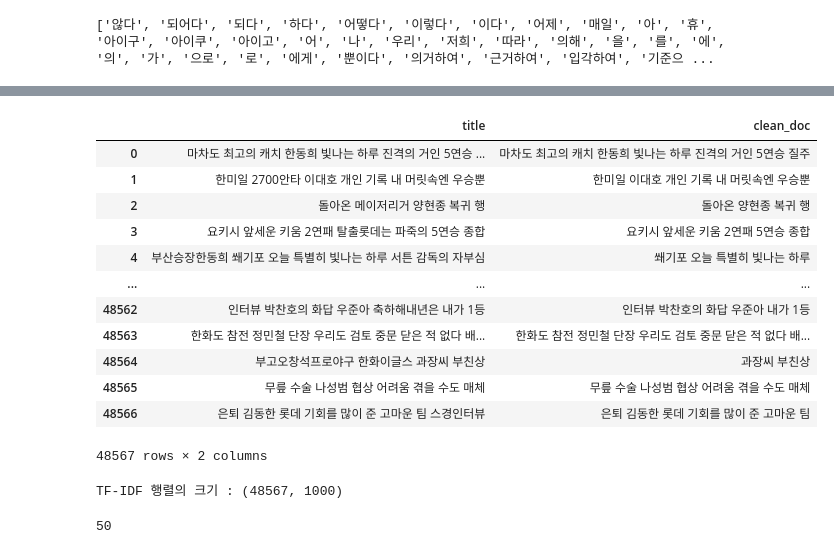
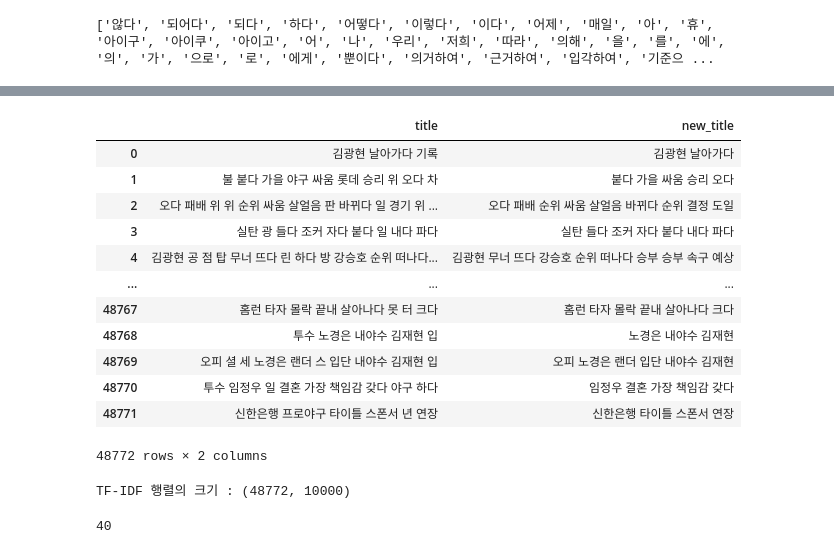
Before and after one commit to dh58319/GGPredictor, a Jupyter notebook: preprocess/SVD_Topic_Analysis2022.ipynb, the cells around one changed output, grey strips where cells are left out. Saved outputs shown, nothing was run; the diff lists cells and outputs as text; code cells hidden in the pictures.

```diff
--- a/preprocess/SVD_Topic_Analysis2022.ipynb
+++ b/preprocess/SVD_Topic_Analysis2022.ipynb
@@ -32,6 +33,6 @@ selectdata
 # %%
 pattern = r'\[[^)]*\\s\"\'\t]'
-pattern2 = r'[^가-힣^0-9^\.\:\s]'
+pattern2 = r'[^가-힣^\.\:\s]'
 for i in range(len(selectdata)):
     selectdata['title'][i]= re.sub(pattern, ' ',selectdata['title'][i])
     selectdata['title'][i]= re.sub(pattern2,'',selectdata['title'][i])
@@ -84,3 +85,14 @@ from tqdm import tqdm
 from konlpy.tag import Okt
 from sklearn.feature_extraction.text import CountVectorizer
 import pprint
+# %%
+data = [['dummy']]
+new_doc = pd.DataFrame(data, columns=['title'])
+for i, document in enumerate(selectdata['title']):
+    okt = Okt()
+    clean_words = []
+    for word in okt.pos(document, stem=True): #어간 추출
+        if word[1] in ['Noun', 'Verb']: #명사, 동사
+            clean_words.append(word[0])
+    document = ' '.join(clean_words)
+    new_doc.loc[i] = document
@@ -87,5 +115,5 @@ import pprint
 # %%
-with open('../stopword.txt', 'r') as f:
+with open('../stopword2.txt', 'r') as f:
     list_file = f.readlines()
 stopwords =[]
 for i in range(len(list_file)):
@@ -93,11 +121,8 @@ for i in range(len(list_file)):
 
 print(stopwords)
 remove_stopwords= []
-tokenized_doc = selectdata['title'].apply(lambda x: x.split()) # 토큰화
+tokenized_doc = new_doc['title'].apply(lambda x: x.split()) # 토큰화
 tokenized_doc = tokenized_doc.apply(lambda x: [item for item in x if item not in stopwords])
-#for i in range(len(selectdata)):
-    #if selectdata['title'][i] not in stopwords:
-        #remove_stopwords.append(selectdata['title'][i])
 # %% [output]
 ['않다', '되어다', '되다', '하다', '어떻다', '이렇다', '이다', '어제', '매일', '아', '휴', '아이구', '아이쿠', '아이고', '어', '나', '우리', '저희', '따라', '의해', '을', '를', '에', '의', '가', '으로', '로', '에게', '뿐이다', '의거하여', '근거하여', '입각하여', '기준으 ...
 # %%
@@ -118,46 +143,48 @@ Name: title, Length: 48567, dtype: object
 # %%
 detokenized_doc = []
 for i in range(len(selectdata)):
+
     t = ' '.join(tokenized_doc[i])
     detokenized_doc.append(t)
 
-selectdata['clean_doc'] = detokenized_doc
+new_doc['new_title'] = detokenized_doc
 # %%
-selectdata['clean_doc'] = selectdata['clean_doc'].apply(lambda x: ' '.join([w for w in x.split() if len(w)<5]))
-selectdata
+new_doc['new_title'] = new_doc['new_title'].apply(lambda x: ' '.join([w for w in x.split() if len(w)<5]))
+new_doc['new_title'] = new_doc['new_title'].apply(lambda x: ' '.join([w for w in x.split() if len(w)>1]))
+new_doc
 # %% [output]
-|  | title | clean_doc |
-| 0 | 마차도 최고의 캐치 한동희 빛나는 하루 진격의 거인 5연승 ... | 마차도 최고의 캐치 한동희 빛나는 하루 진격의 거인 5연승 질주 |
-| 1 | 한미일 2700안타 이대호 개인 기록 내 머릿속엔 우승뿐 | 한미일 이대호 개인 기록 내 머릿속엔 우승뿐 |
-| 2 | 돌아온 메이저리거 양현종 복귀 행 | 돌아온 양현종 복귀 행 |
-| 3 | 요키시 앞세운 키움 2연패 탈출롯데는 파죽의 5연승 종합 | 요키시 앞세운 키움 2연패 5연승 종합 |
-| 4 | 부산승장한동희 쐐기포 오늘 특별히 빛나는 하루 서튼 감독의 자부심 | 쐐기포 오늘 특별히 빛나는 하루 |
+|  | title | new_title |
+| 0 | 김광현 날아가다 기록 | 김광현 날아가다 |
+| 1 | 불 붙다 가을 야구 싸움 롯데 승리 위 오다 차 | 붙다 가을 싸움 승리 오다 |
+| 2 | 오다 패배 위 위 순위 싸움 살얼음 판 바뀌다 일 경기 위 ... | 오다 패배 순위 싸움 살얼음 바뀌다 순위 결정 도일 |
+| 3 | 실탄 광 들다 조커 자다 붙다 일 내다 파다 | 실탄 들다 조커 자다 붙다 내다 파다 |
+| 4 | 김광현 공 점 탑 무너 뜨다 린 하다 방 강승호 순위 떠나다... | 김광현 무너 뜨다 강승호 순위 떠나다 승부 승부 속구 예상 |
 | ... | ... | ... |
-| 48562 | 인터뷰 박찬호의 화답 우준아 축하해내년은 내가 1등 | 인터뷰 박찬호의 화답 우준아 내가 1등 |
-| 48563 | 한화도 참전 정민철 단장 우리도 검토 중문 닫은 적 없다 배... | 한화도 참전 정민철 단장 우리도 검토 중문 닫은 적 없다 배... |
-| 48564 | 부고오창석프로야구 한화이글스 과장씨 부친상 | 과장씨 부친상 |
-| 48565 | 무릎 수술 나성범 협상 어려움 겪을 수도 매체 | 무릎 수술 나성범 협상 어려움 겪을 수도 매체 |
-| 48566 | 은퇴 김동한 롯데 기회를 많이 준 고마운 팀 스경인터뷰 | 은퇴 김동한 롯데 기회를 많이 준 고마운 팀 |
+| 48767 | 홈런 타자 몰락 끝내 살아나다 못 터 크다 | 홈런 타자 몰락 끝내 살아나다 크다 |
+| 48768 | 투수 노경은 내야수 김재현 입 | 노경은 내야수 김재현 |
+| 48769 | 오피 셜 세 노경은 랜더 스 입단 내야수 김재현 입 | 오피 노경은 랜더 입단 내야수 김재현 |
+| 48770 | 투수 임정우 일 결혼 가장 책임감 갖다 야구 하다 | 임정우 결혼 가장 책임감 갖다 |
+| 48771 | 신한은행 프로야구 타이틀 스폰서 년 연장 | 신한은행 타이틀 스폰서 연장 |
-48567 rows × 2 columns
+48772 rows × 2 columns
 # %%
 from sklearn.feature_extraction.text import TfidfVectorizer
 from sklearn.decomposition import TruncatedSVD
 # %%
-vectorizer = TfidfVectorizer(max_features= 1000, # 상위 1,000개의 단어를 보존
+vectorizer = TfidfVectorizer(max_features= 10000, # 상위 1,000개의 단어를 보존
 max_df = 0.5, smooth_idf=True)
 
-X = vectorizer.fit_transform(selectdata['clean_doc'])
+X = vectorizer.fit_transform(new_doc['new_title'])
 
 # TF-IDF 행렬의 크기 확인
 print('TF-IDF 행렬의 크기 :',X.shape)
 # %% [output]
-TF-IDF 행렬의 크기 : (48567, 1000)
+TF-IDF 행렬의 크기 : (48772, 10000)
 # %%
-svd_model = TruncatedSVD(n_components=50, algorithm='randomized', n_iter=100, random_state=122)
+svd_model = TruncatedSVD(n_components=40, algorithm='randomized', n_iter=100, random_state=122)
 svd_model.fit(X)
 len(svd_model.components_)
 # %% [output]
-50
+40
 # %%
 terms = vectorizer.get_feature_names() # 단어 집합. 1,000개의 단어가 저장됨.
 
```
Also changed, not shown: parts of 8 cells of this notebook, 33 other files.
